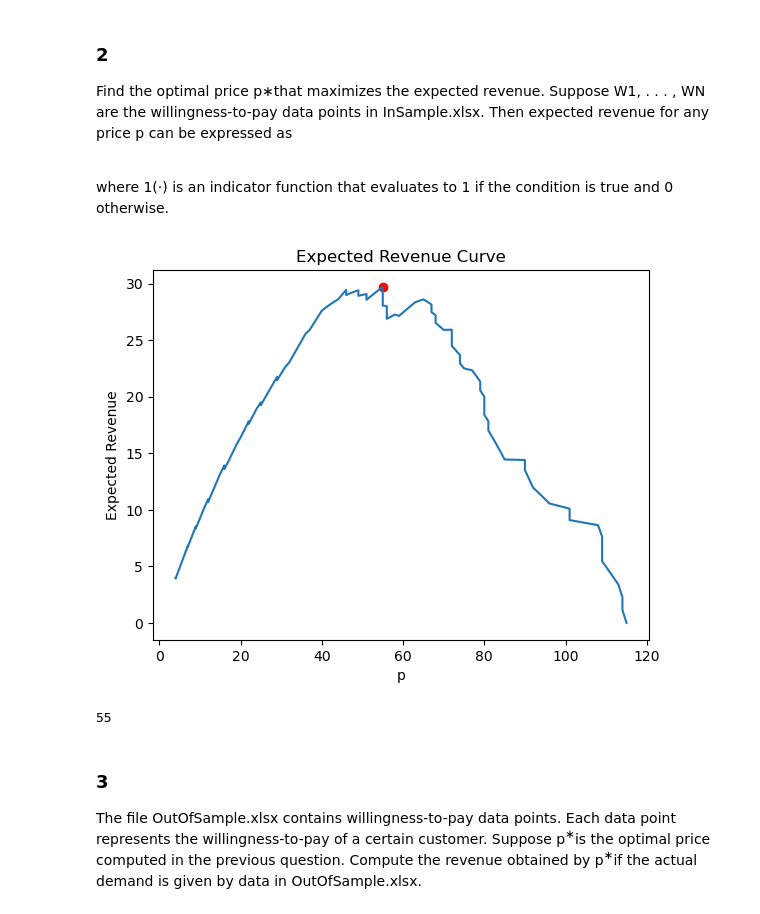
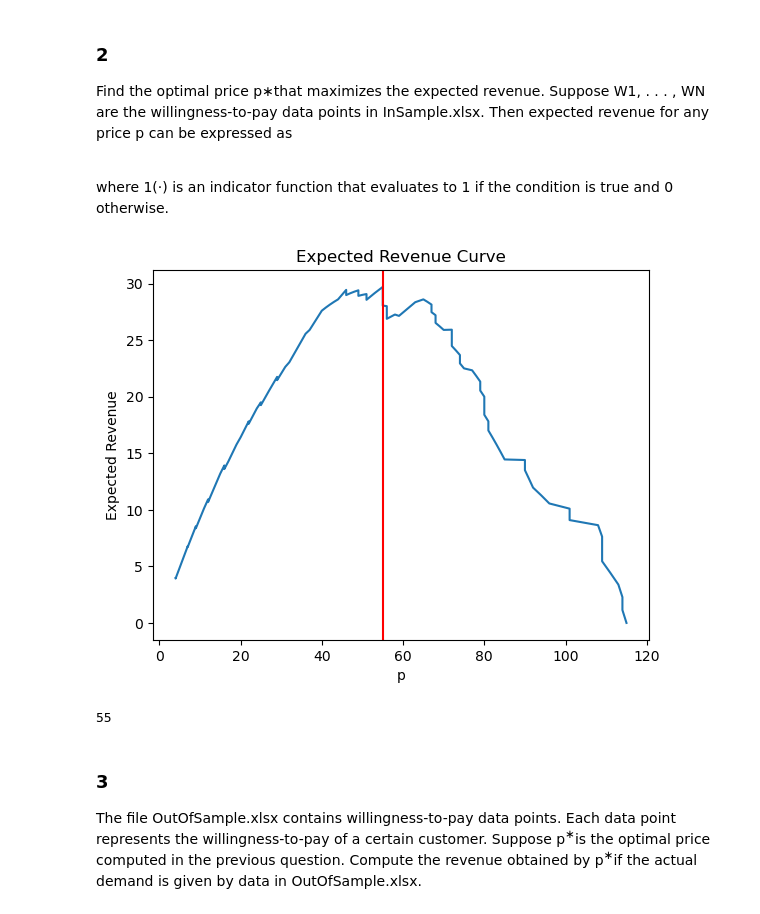
Before and after one commit to WDaugherty/ORIE-5132, a Jupyter notebook: HW_2/HW_2_workbook.ipynb, the cells around one changed output. Cells and saved outputs as stored; diff of their text form; code cells hidden in the pictures.

```diff
--- a/HW_2/HW_2_workbook.ipynb
+++ b/HW_2/HW_2_workbook.ipynb
@@ -185,7 +206,7 @@ def calculate_optimal_p(df):
 
     # Plot the expected revenue curve
     plt.plot(x, rev)
-    plt.scatter(optimal_p, np.max(rev), color='red')
+    plt.axvline(optimal_p, color='red')
     plt.xlabel('p')
     plt.ylabel('Expected Revenue')
     plt.title('Expected Revenue Curve')
@@ -194,9 +215,9 @@ def calculate_optimal_p(df):
     return optimal_p
 # %%
 #Calls the calculate_optimal_p function
-calculate_optimal_p(df)
+calculate_optimal_p(df_in)
 # %% [output]
-[figure, old version]
+[figure, new version]
 55
 # %% [markdown]
 ### 3
```
Also changed, not shown: parts of 8 cells of this notebook, 3 other files.
